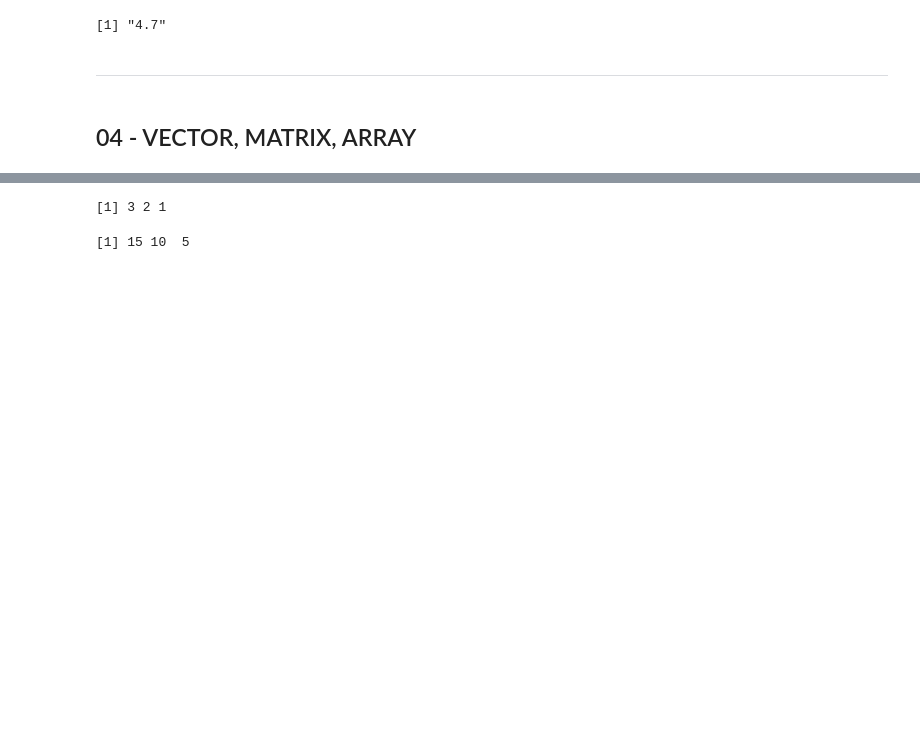
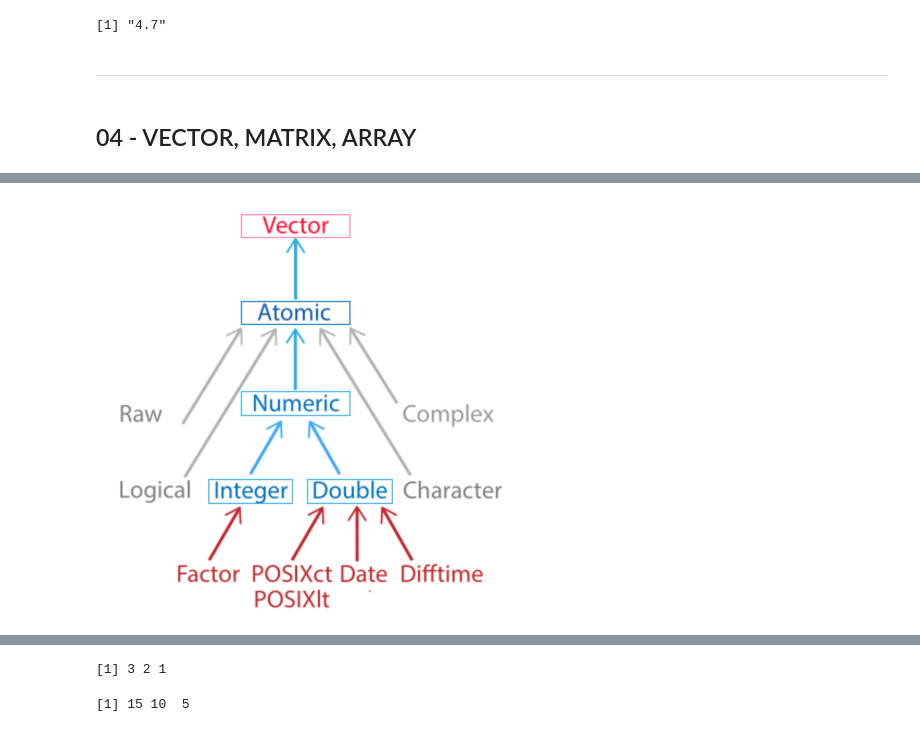
Before and after one commit to seccobenedetto/coding_tutorials, a Jupyter notebook: R.ipynb, the cells around one changed output, grey strips where cells are left out. Cells and saved outputs as stored; diff of their text form; code cells hidden in the pictures; blank space fills up the shorter version.

Commit message:
added graphics and more things

```diff
--- a/R.ipynb
+++ b/R.ipynb
@@ -255,0 +302,5 @@ Functions for vectors:
+# %%
+img <- readPNG("./images/atomic_vectors.png")     # effect of modifying a column
+grid.raster(img)
+# %% [output]
+[figure, added]
```
Also changed, not shown: parts of 39 cells of this notebook, 2 other files.
